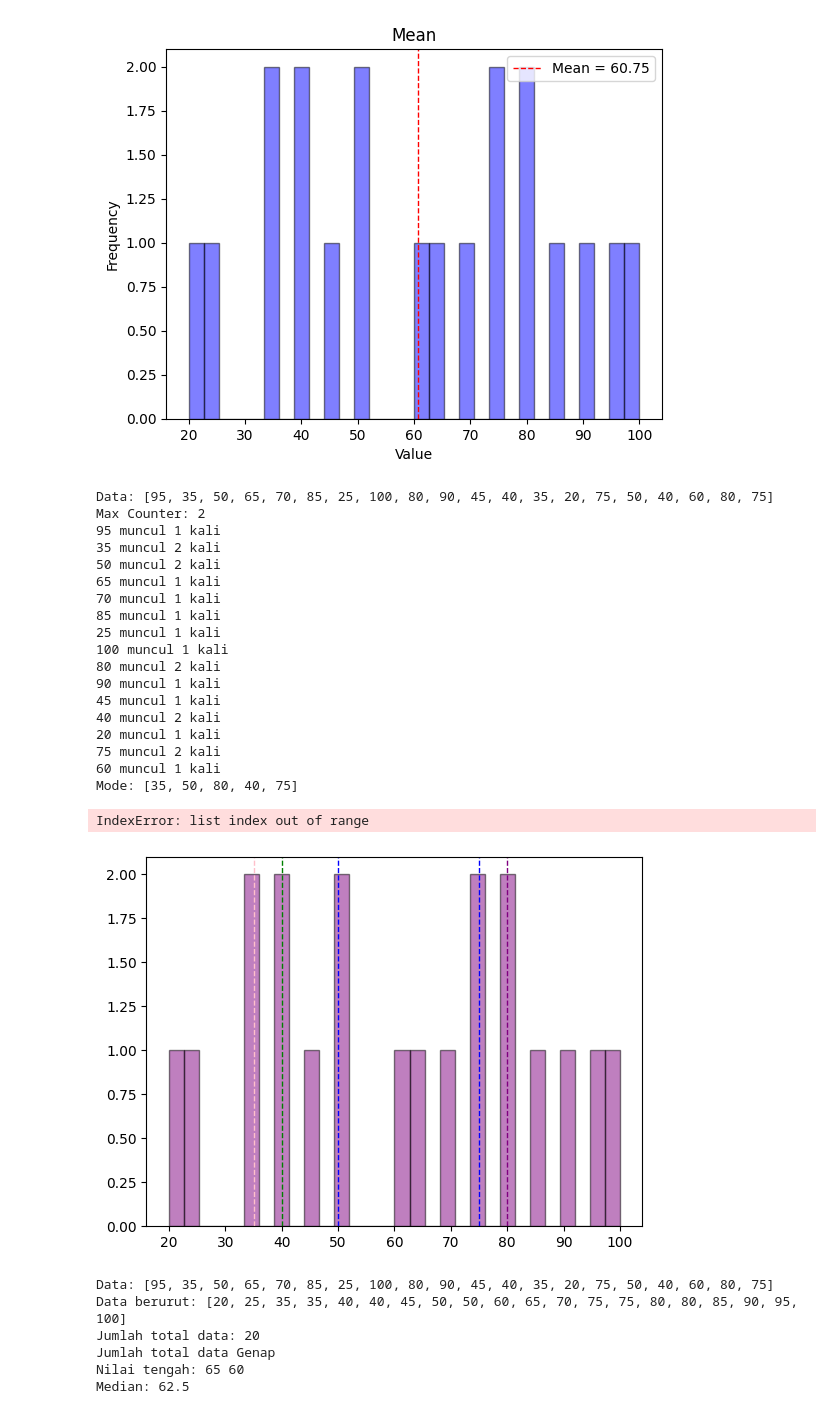
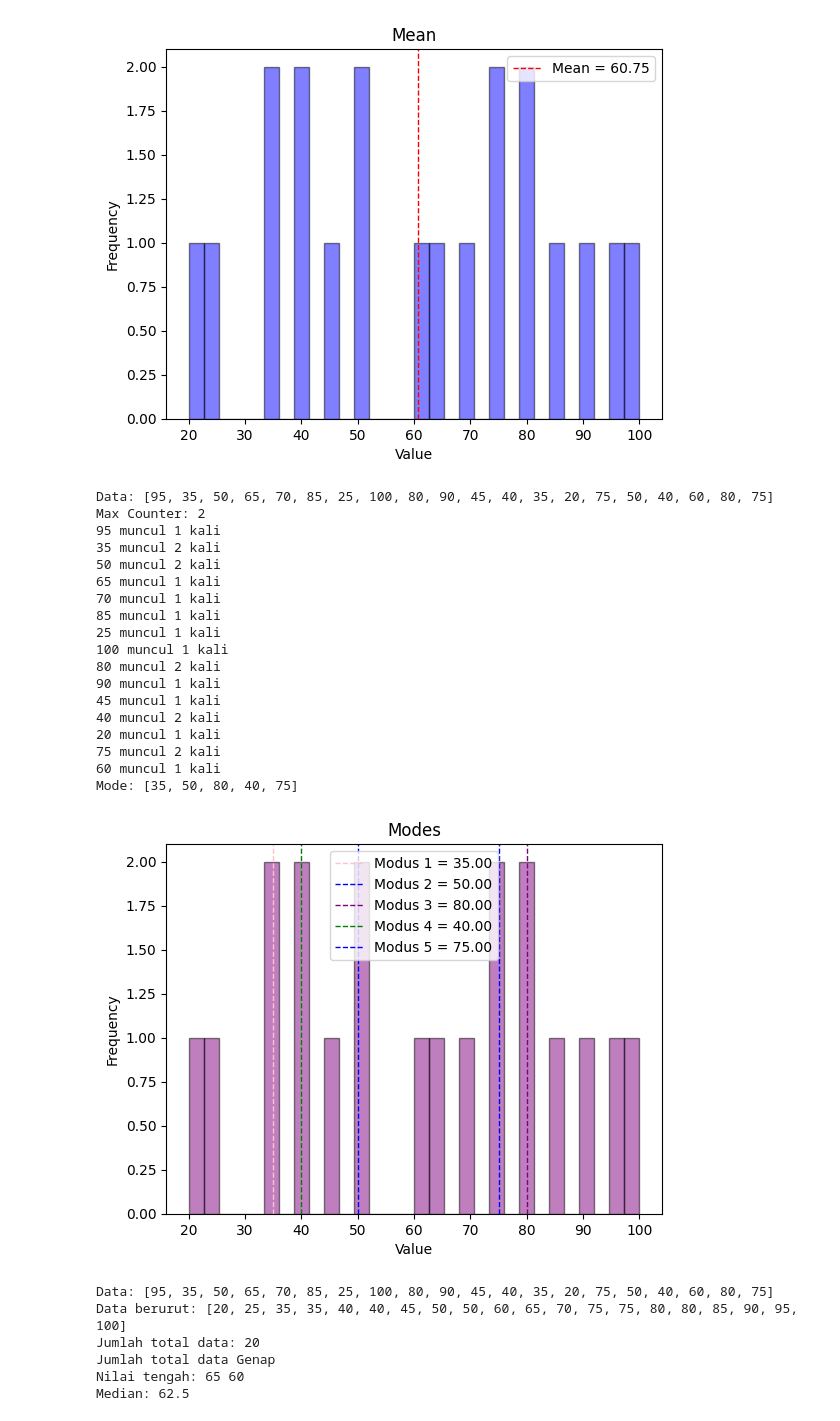
Before and after one commit to KenasGaleno/STATPROB, a Jupyter notebook: Modul 1.1.ipynb, the cells around one changed output. Cells and saved outputs as stored; diff of their text form; code cells hidden in the pictures.

```diff
--- a/Modul 1.1.ipynb
+++ b/Modul 1.1.ipynb
@@ -239,43 +239,37 @@ plt.axvline(x=mode_value[1], color='blue', linestyle='dashed', linewidth=1, labe
 plt.axvline(x=mode_value[2], color='purple', linestyle='dashed', linewidth=1, label=f'Modus 3 = {mode_value[2]:.2f}')
 plt.axvline(x=mode_value[3], color='green', linestyle='dashed', linewidth=1, label=f'Modus 4 = {mode_value[3]:.2f}')
 plt.axvline(x=mode_value[4], color='blue', linestyle='dashed', linewidth=1, label=f'Modus 5 = {mode_value[4]:.2f}')
-plt.axvline(x=mode_value[5], color='orange', linestyle='dashed', linewidth=1, label=f'Modus 6 = {mode_value[5]:.2f}')
-plt.axvline(x=mode_value[6], color='red', linestyle='dashed', linewidth=1, label=f'Modus 7 = {mode_value[6]:.2f}')
-plt.axvline(x=mode_value[7], color='grey', linestyle='dashed', linewidth=1, label=f'Modus 8 = {mode_value[7]:.2f}')
-plt.axvline(x=mode_value[8], color='black', linestyle='dashed', linewidth=1, label=f'Modus 9 = {mode_value[8]:.2f}')
-plt.axvline(x=mode_value[9], color='yellow', linestyle='dashed', linewidth=1, label=f'Modus 10 = {mode_value[9]:.2f}')
 
 # Add labels and title
 plt.xlabel('Value')
 plt.ylabel('Frequency')
 plt.title('Modes')
 
 # Add legend
 plt.legend()
 
 # Show the plot
 plt.show()
 # %% [output]
 Data: [95, 35, 50, 65, 70, 85, 25, 100, 80, 90, 45, 40, 35, 20, 75, 50, 40, 60, 80, 75]
 Max Counter: 2
 95 muncul 1 kali
 35 muncul 2 kali
 50 muncul 2 kali
 65 muncul 1 kali
 70 muncul 1 kali
 85 muncul 1 kali
 25 muncul 1 kali
 100 muncul 1 kali
 80 muncul 2 kali
 90 muncul 1 kali
 45 muncul 1 kali
 40 muncul 2 kali
 20 muncul 1 kali
 75 muncul 2 kali
 60 muncul 1 kali
 Mode: [35, 50, 80, 40, 75]
-IndexError: list index out of range
-[figure, old version]
+[figure, new version]
 # %%
 # Inisialisasi dataset
 data = [95, 35, 50, 65, 70, 85, 25, 100, 80, 90, 45, 40, 35, 20, 75, 50, 40, 60, 80, 75]
```
